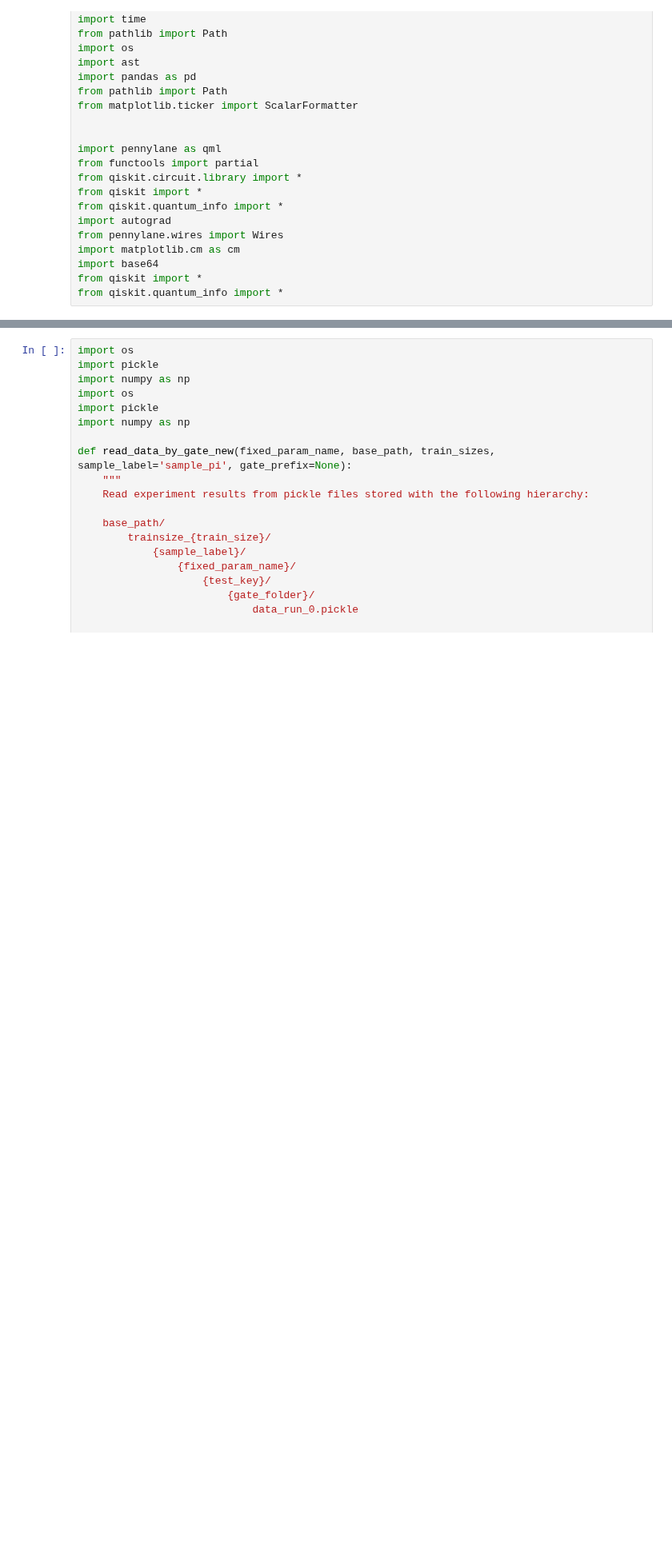
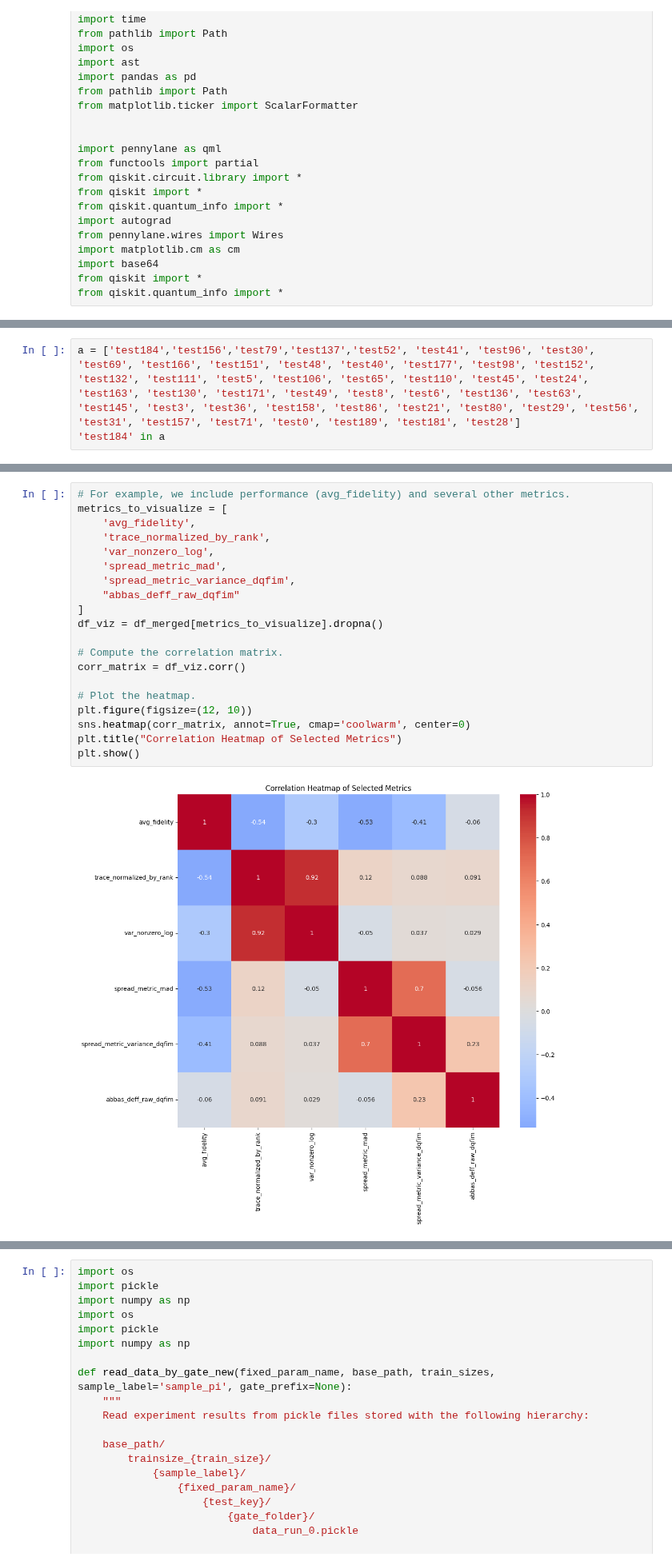
Before and after one commit to sophieblock/qrc, a Jupyter notebook: DIGITALRESULTS.ipynb, the cells around one changed output, grey strips where cells are left out. Shown at 80% size. Drawn from its saved outputs; the diff is of its cells as text; blank space fills up the shorter version.

```diff
--- a/DIGITALRESULTS.ipynb
+++ b/DIGITALRESULTS.ipynb
@@ -531,0 +1121,3 @@ sns.lmplot(x='trace_normalized_by_rank', y='variance_nonzero_eigenvalues', data=
+# %%
+a = ['test184','test156','test79','test137','test52', 'test41', 'test96', 'test30', 'test69', 'test166', 'test151', 'test48', 'test40', 'test177', 'test98', 'test152', 'test132', 'test111', 'test5', 'test106', 'test65', 'test110', 'test45', 'test24', 'test163', 'test130', 'test171', 'test49', 'test8', 'test6', 'test136', 'test63', 'test145', 'test3', 'test36', 'test158', 'test86', 'test21', 'test80', 'test29', 'test56', 'test31', 'test157', 'test71', 'test0', 'test189', 'test181', 'test28']
+'test184' in a
@@ -531,0 +1327,22 @@ sns.lmplot(x='trace_normalized_by_rank', y='variance_nonzero_eigenvalues', data=
+# %%
+# For example, we include performance (avg_fidelity) and several other metrics.
+metrics_to_visualize = [
+    'avg_fidelity',
+    'trace_normalized_by_rank',
+    'var_nonzero_log',
+    'spread_metric_mad',
+    'spread_metric_variance_dqfim',
+    "abbas_deff_raw_dqfim"
+]
+df_viz = df_merged[metrics_to_visualize].dropna()
+
+# Compute the correlation matrix.
+corr_matrix = df_viz.corr()
+
+# Plot the heatmap.
+plt.figure(figsize=(12, 10))
+sns.heatmap(corr_matrix, annot=True, cmap='coolwarm', center=0)
+plt.title("Correlation Heatmap of Selected Metrics")
+plt.show()
+# %% [output]
+[figure, added]
```
Also changed, not shown: parts of 51 cells of this notebook, 2 other files.
